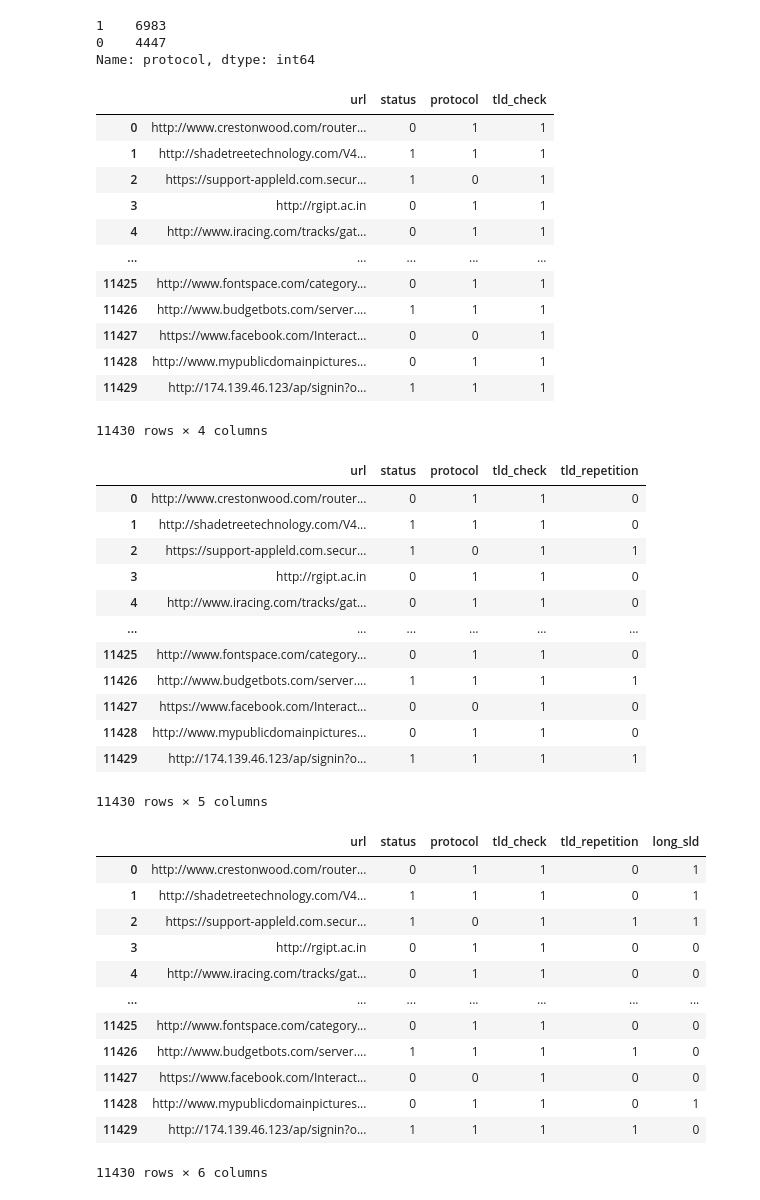
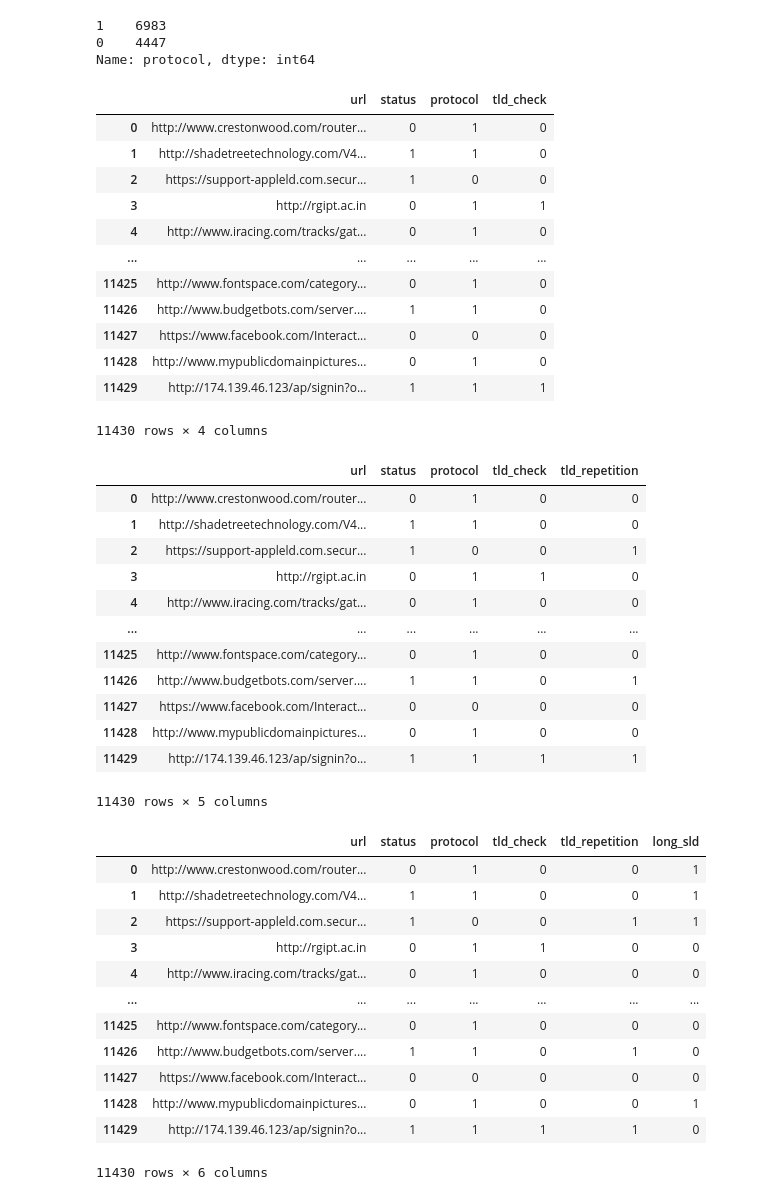
Before and after one commit to MaJu502/lab1_deteccionPishing, a Jupyter notebook: deteccion_pishing.ipynb, the cells around one changed output. Saved outputs shown, nothing was run; the diff lists cells and outputs as text; code cells hidden in the pictures.

```diff
--- a/deteccion_pishing.ipynb
+++ b/deteccion_pishing.ipynb
@@ -64,28 +74,27 @@ data_set_original['protocol'].value_counts()
 0    4447
 Name: protocol, dtype: int64
 # %%
-def check_tld_corrected(url):
-    accepted_tlds = ['.com', '.net', '.org', '.edu', '.gov']
-    parts = url.split('/')
-    domain = parts[2] if len(parts) > 2 else parts[0]
-    tld = domain.split('.')[-1]
-    return 0 if any(domain.endswith('.' + tld) for tld in accepted_tlds) else 1
+def check_tld(url):
+    accepted_tlds = ['com', 'net', 'org', 'edu', 'gov']
+    domain_parts = url.split("//")[-1].split("/")[0]
+    found_tld = any(domain_part for domain_part in domain_parts.split('.') if domain_part in accepted_tlds)
+    return 0 if found_tld else 1
 
-# Aplicar
-data_set_original['tld_check'] = data_set_original['url'].apply(check_tld_corrected)
+# Aplicar la función corregida
+data_set_original['tld_check'] = data_set_original['url'].apply(check_tld)
 data_set_original
 # %% [output]
 |  | url | status | protocol | tld_check |
-| 0 | http://www.crestonwood.com/router... | 0 | 1 | 1 |
-| 1 | http://shadetreetechnology.com/V4... | 1 | 1 | 1 |
-| 2 | https://support-appleld.com.secur... | 1 | 0 | 1 |
+| 0 | http://www.crestonwood.com/router... | 0 | 1 | 0 |
+| 1 | http://shadetreetechnology.com/V4... | 1 | 1 | 0 |
+| 2 | https://support-appleld.com.secur... | 1 | 0 | 0 |
 | 3 | http://rgipt.ac.in | 0 | 1 | 1 |
-| 4 | http://www.iracing.com/tracks/gat... | 0 | 1 | 1 |
+| 4 | http://www.iracing.com/tracks/gat... | 0 | 1 | 0 |
 | ... | ... | ... | ... | ... |
-| 11425 | http://www.fontspace.com/category... | 0 | 1 | 1 |
-| 11426 | http://www.budgetbots.com/server.... | 1 | 1 | 1 |
-| 11427 | https://www.facebook.com/Interact... | 0 | 0 | 1 |
-| 11428 | http://www.mypublicdomainpictures... | 0 | 1 | 1 |
+| 11425 | http://www.fontspace.com/category... | 0 | 1 | 0 |
+| 11426 | http://www.budgetbots.com/server.... | 1 | 1 | 0 |
+| 11427 | https://www.facebook.com/Interact... | 0 | 0 | 0 |
+| 11428 | http://www.mypublicdomainpictures... | 0 | 1 | 0 |
 | 11429 | http://174.139.46.123/ap/signin?o... | 1 | 1 | 1 |
 11430 rows × 4 columns
 # %%
@@ -99,16 +108,16 @@ data_set_original['tld_repetition'] = data_set_original['url'].apply(tld_repetit
 data_set_original
 # %% [output]
 |  | url | status | protocol | tld_check | tld_repetition |
-| 0 | http://www.crestonwood.com/router... | 0 | 1 | 1 | 0 |
-| 1 | http://shadetreetechnology.com/V4... | 1 | 1 | 1 | 0 |
-| 2 | https://support-appleld.com.secur... | 1 | 0 | 1 | 1 |
+| 0 | http://www.crestonwood.com/router... | 0 | 1 | 0 | 0 |
+| 1 | http://shadetreetechnology.com/V4... | 1 | 1 | 0 | 0 |
+| 2 | https://support-appleld.com.secur... | 1 | 0 | 0 | 1 |
 | 3 | http://rgipt.ac.in | 0 | 1 | 1 | 0 |
-| 4 | http://www.iracing.com/tracks/gat... | 0 | 1 | 1 | 0 |
+| 4 | http://www.iracing.com/tracks/gat... | 0 | 1 | 0 | 0 |
 | ... | ... | ... | ... | ... | ... |
-| 11425 | http://www.fontspace.com/category... | 0 | 1 | 1 | 0 |
-| 11426 | http://www.budgetbots.com/server.... | 1 | 1 | 1 | 1 |
-| 11427 | https://www.facebook.com/Interact... | 0 | 0 | 1 | 0 |
-| 11428 | http://www.mypublicdomainpictures... | 0 | 1 | 1 | 0 |
+| 11425 | http://www.fontspace.com/category... | 0 | 1 | 0 | 0 |
+| 11426 | http://www.budgetbots.com/server.... | 1 | 1 | 0 | 1 |
+| 11427 | https://www.facebook.com/Interact... | 0 | 0 | 0 | 0 |
+| 11428 | http://www.mypublicdomainpictures... | 0 | 1 | 0 | 0 |
 | 11429 | http://174.139.46.123/ap/signin?o... | 1 | 1 | 1 | 1 |
 11430 rows × 5 columns
 # %%
@@ -123,15 +132,15 @@ data_set_original['long_sld'] = data_set_original['url'].apply(long_sld)
 data_set_original
 # %% [output]
 |  | url | status | protocol | tld_check | tld_repetition | long_sld |
-| 0 | http://www.crestonwood.com/router... | 0 | 1 | 1 | 0 | 1 |
-| 1 | http://shadetreetechnology.com/V4... | 1 | 1 | 1 | 0 | 1 |
-| 2 | https://support-appleld.com.secur... | 1 | 0 | 1 | 1 | 1 |
+| 0 | http://www.crestonwood.com/router... | 0 | 1 | 0 | 0 | 1 |
+| 1 | http://shadetreetechnology.com/V4... | 1 | 1 | 0 | 0 | 1 |
+| 2 | https://support-appleld.com.secur... | 1 | 0 | 0 | 1 | 1 |
 | 3 | http://rgipt.ac.in | 0 | 1 | 1 | 0 | 0 |
-| 4 | http://www.iracing.com/tracks/gat... | 0 | 1 | 1 | 0 | 0 |
+| 4 | http://www.iracing.com/tracks/gat... | 0 | 1 | 0 | 0 | 0 |
 | ... | ... | ... | ... | ... | ... | ... |
-| 11425 | http://www.fontspace.com/category... | 0 | 1 | 1 | 0 | 0 |
-| 11426 | http://www.budgetbots.com/server.... | 1 | 1 | 1 | 1 | 0 |
-| 11427 | https://www.facebook.com/Interact... | 0 | 0 | 1 | 0 | 0 |
-| 11428 | http://www.mypublicdomainpictures... | 0 | 1 | 1 | 0 | 1 |
+| 11425 | http://www.fontspace.com/category... | 0 | 1 | 0 | 0 | 0 |
+| 11426 | http://www.budgetbots.com/server.... | 1 | 1 | 0 | 1 | 0 |
+| 11427 | https://www.facebook.com/Interact... | 0 | 0 | 0 | 0 | 0 |
+| 11428 | http://www.mypublicdomainpictures... | 0 | 1 | 0 | 0 | 1 |
 | 11429 | http://174.139.46.123/ap/signin?o... | 1 | 1 | 1 | 1 | 0 |
 11430 rows × 6 columns
```
Also changed, not shown: parts of 20 cells of this notebook, 4 other files.
